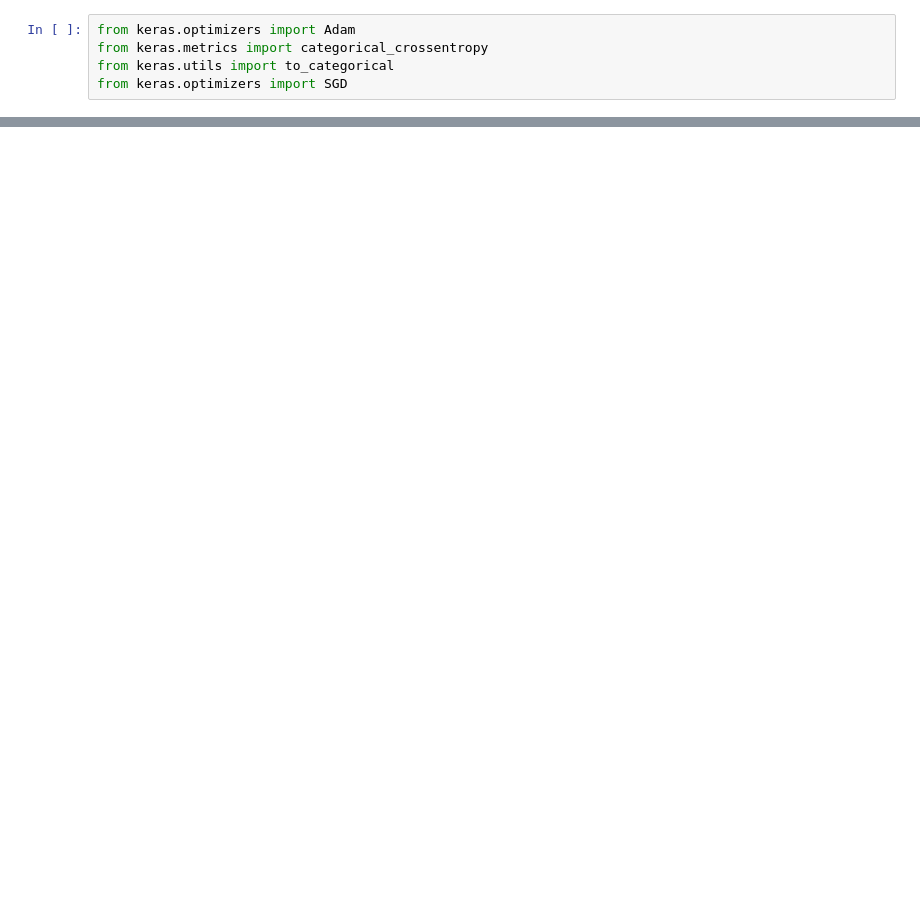
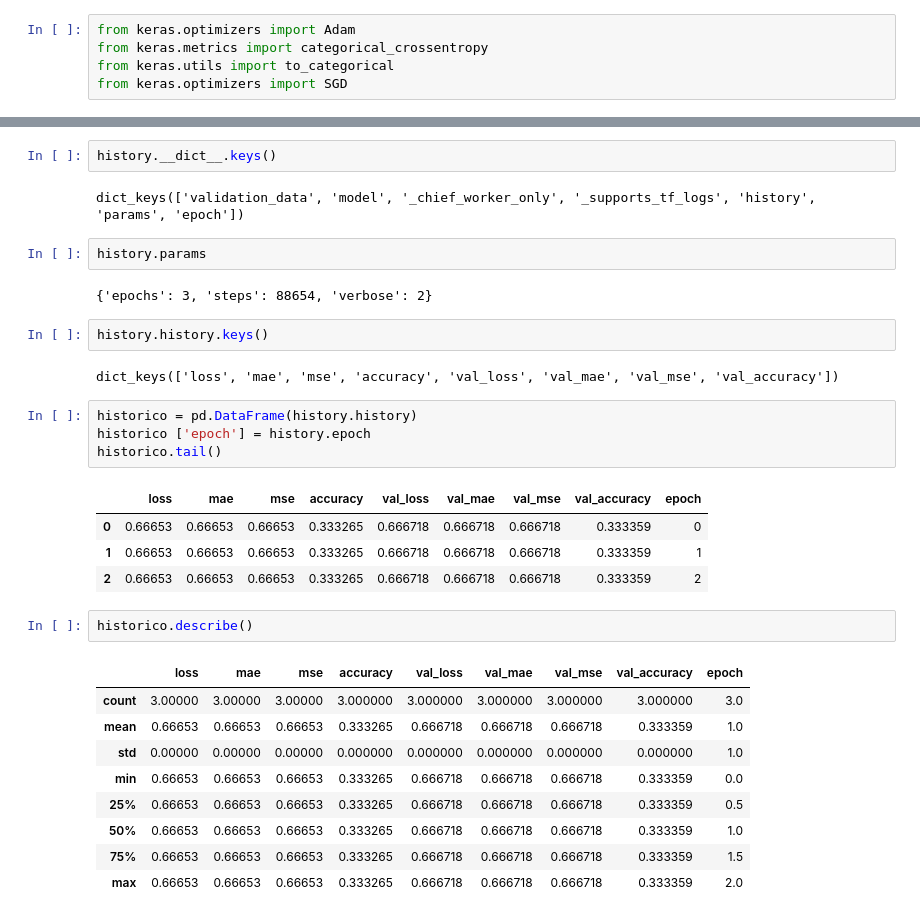
Before and after one commit to RNATCC/modelo-1, a Jupyter notebook: Modelo_de_Previsão_1.ipynb, the cells around one changed output, grey strips where cells are left out. Cells and saved outputs as stored; diff of their text form; blank space fills up the shorter version.

```diff
--- a/Modelo_de_Previsão_1.ipynb
+++ b/Modelo_de_Previsão_1.ipynb
@@ -167,0 +194,33 @@ ValueError: ignored
+# %%
+history.__dict__.keys()
+# %% [output]
+dict_keys(['validation_data', 'model', '_chief_worker_only', '_supports_tf_logs', 'history', 'params', 'epoch'])
+# %%
+history.params
+# %% [output]
+{'epochs': 3, 'steps': 88654, 'verbose': 2}
+# %%
+history.history.keys()
+# %% [output]
+dict_keys(['loss', 'mae', 'mse', 'accuracy', 'val_loss', 'val_mae', 'val_mse', 'val_accuracy'])
+# %%
+historico = pd.DataFrame(history.history)
+historico ['epoch'] = history.epoch
+historico.tail()
+# %% [output]
+|  | loss | mae | mse | accuracy | val_loss | val_mae | val_mse | val_accuracy | epoch |
+| 0 | 0.66653 | 0.66653 | 0.66653 | 0.333265 | 0.666718 | 0.666718 | 0.666718 | 0.333359 | 0 |
+| 1 | 0.66653 | 0.66653 | 0.66653 | 0.333265 | 0.666718 | 0.666718 | 0.666718 | 0.333359 | 1 |
+| 2 | 0.66653 | 0.66653 | 0.66653 | 0.333265 | 0.666718 | 0.666718 | 0.666718 | 0.333359 | 2 |
+# %%
+historico.describe()
+# %% [output]
+|  | loss | mae | mse | accuracy | val_loss | val_mae | val_mse | val_accuracy | epoch |
+| count | 3.00000 | 3.00000 | 3.00000 | 3.000000 | 3.000000 | 3.000000 | 3.000000 | 3.000000 | 3.0 |
+| mean | 0.66653 | 0.66653 | 0.66653 | 0.333265 | 0.666718 | 0.666718 | 0.666718 | 0.333359 | 1.0 |
+| std | 0.00000 | 0.00000 | 0.00000 | 0.000000 | 0.000000 | 0.000000 | 0.000000 | 0.000000 | 1.0 |
+| min | 0.66653 | 0.66653 | 0.66653 | 0.333265 | 0.666718 | 0.666718 | 0.666718 | 0.333359 | 0.0 |
+| 25% | 0.66653 | 0.66653 | 0.66653 | 0.333265 | 0.666718 | 0.666718 | 0.666718 | 0.333359 | 0.5 |
+| 50% | 0.66653 | 0.66653 | 0.66653 | 0.333265 | 0.666718 | 0.666718 | 0.666718 | 0.333359 | 1.0 |
+| 75% | 0.66653 | 0.66653 | 0.66653 | 0.333265 | 0.666718 | 0.666718 | 0.666718 | 0.333359 | 1.5 |
+| max | 0.66653 | 0.66653 | 0.66653 | 0.333265 | 0.666718 | 0.666718 | 0.666718 | 0.333359 | 2.0 |
```
Also changed, not shown: parts of 11 cells of this notebook.
